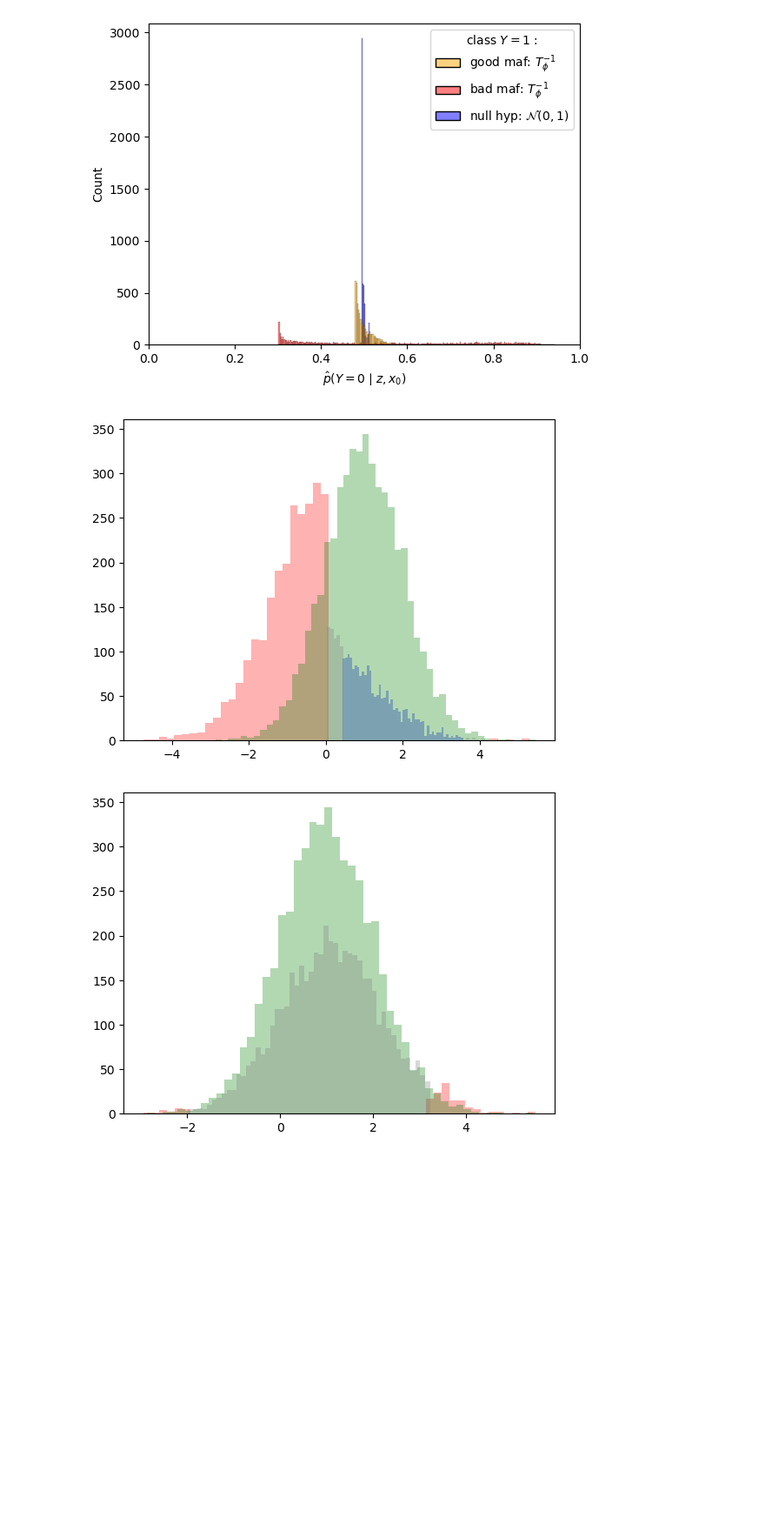
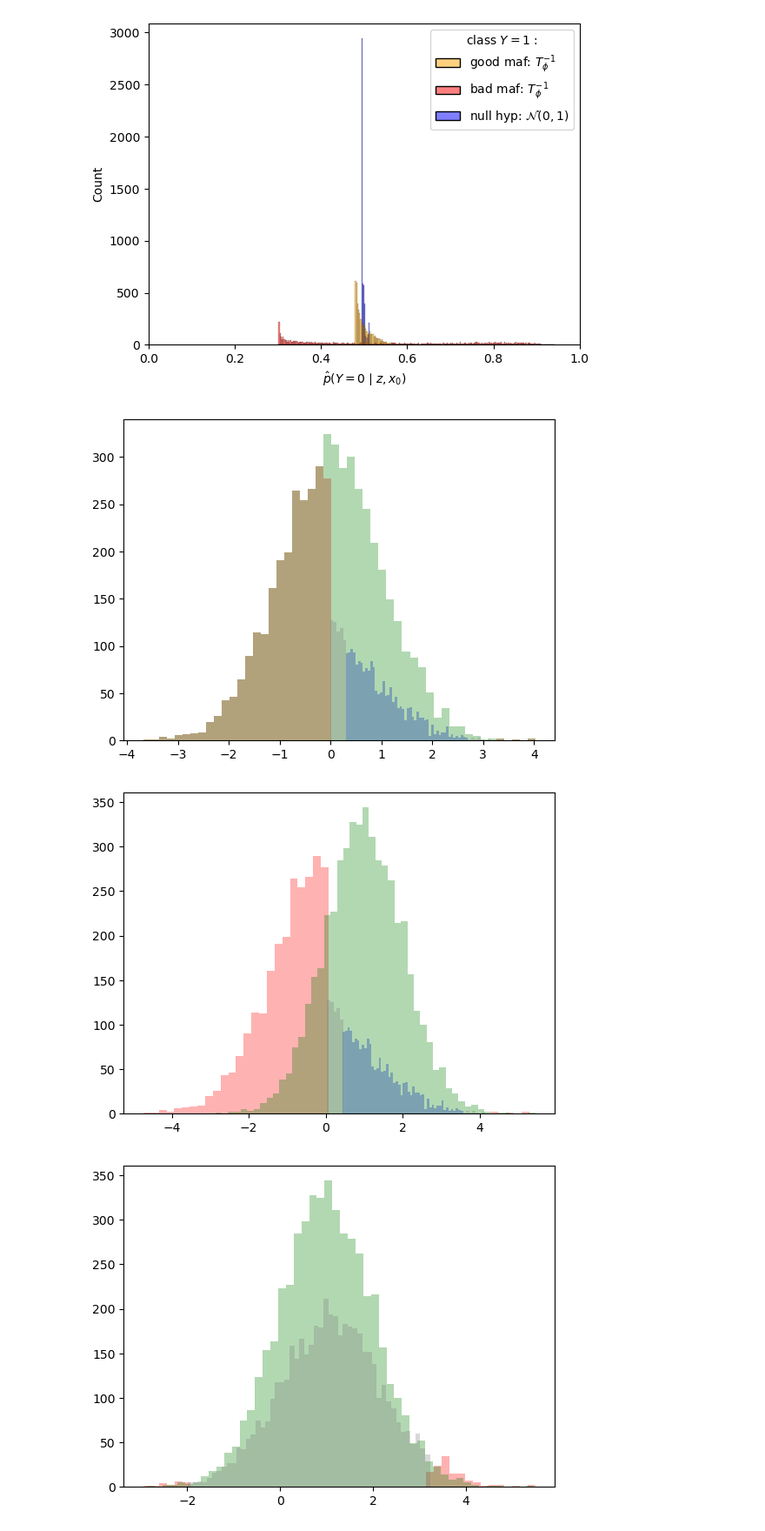
Before and after one commit to JuliaLinhart/valDiags_flows, a Jupyter notebook: notebooks/Local_C2ST_example_1D.ipynb, the cells around one changed output. Shown at 87% size. Drawn from its saved outputs; the diff is of its cells as text; code cells hidden in the pictures; blank space fills up the shorter version.

Commit message:
jrnmm alpha gt

```diff
--- a/notebooks/Local_C2ST_example_1D.ipynb
+++ b/notebooks/Local_C2ST_example_1D.ipynb
@@ -642,21 +642,28 @@ plt.show()
 # %%
 df_grid = pd.DataFrame(probas_bad).mean(axis=0)
 high_probas = z_values[np.where(df_grid>0.55)[0]]
 low_probas = z_values[np.where(df_grid<0.45)[0]]
 uncertain = z_values[np.where((df_grid>0.45) & (df_grid<0.55))[0]]
+
+plt.hist(high_probas, color='red', alpha=0.3, bins=50)
+plt.hist(low_probas, color='blue', alpha=0.3, bins=50)
+plt.hist(z_values, color='green', alpha=0.3, bins=50)
+plt.hist(uncertain, color='grey', alpha=0.3, bins=50)
+plt.show()
 
 fwd_flow = maf_bad._transform.inverse(torch.FloatTensor(z_values).reshape(-1,1), context=first_dim_only(x_0))[0].detach().numpy()
 fwd_flow_hp = maf_bad._transform.inverse(torch.FloatTensor(high_probas).reshape(-1,1), context=first_dim_only(x_0))[0].detach().numpy()
 fwd_flow_lp = maf_bad._transform.inverse(torch.FloatTensor(low_probas).reshape(-1,1), context=first_dim_only(x_0))[0].detach().numpy()
 fwd_flow_u = maf_bad._transform.inverse(torch.FloatTensor(uncertain).reshape(-1,1), context=first_dim_only(x_0))[0].detach().numpy()
 
 plt.hist(fwd_flow_hp, color='red', alpha=0.3, bins=50)
 plt.hist(fwd_flow_lp, color='blue', alpha=0.3, bins=50)
 plt.hist(samples_theta_x.numpy(), color='green', alpha=0.3, bins=50)
 plt.hist(fwd_flow_u, color='grey', alpha=0.3, bins=50)
 plt.show()
 # %% [output]
-[figure, old version]
+[figure, new version]
+[figure, added]
 # %%
 df_grid = pd.DataFrame(probas_good).mean(axis=0)
 high_probas = z_values[np.where(df_grid>0.55)[0]]
```
